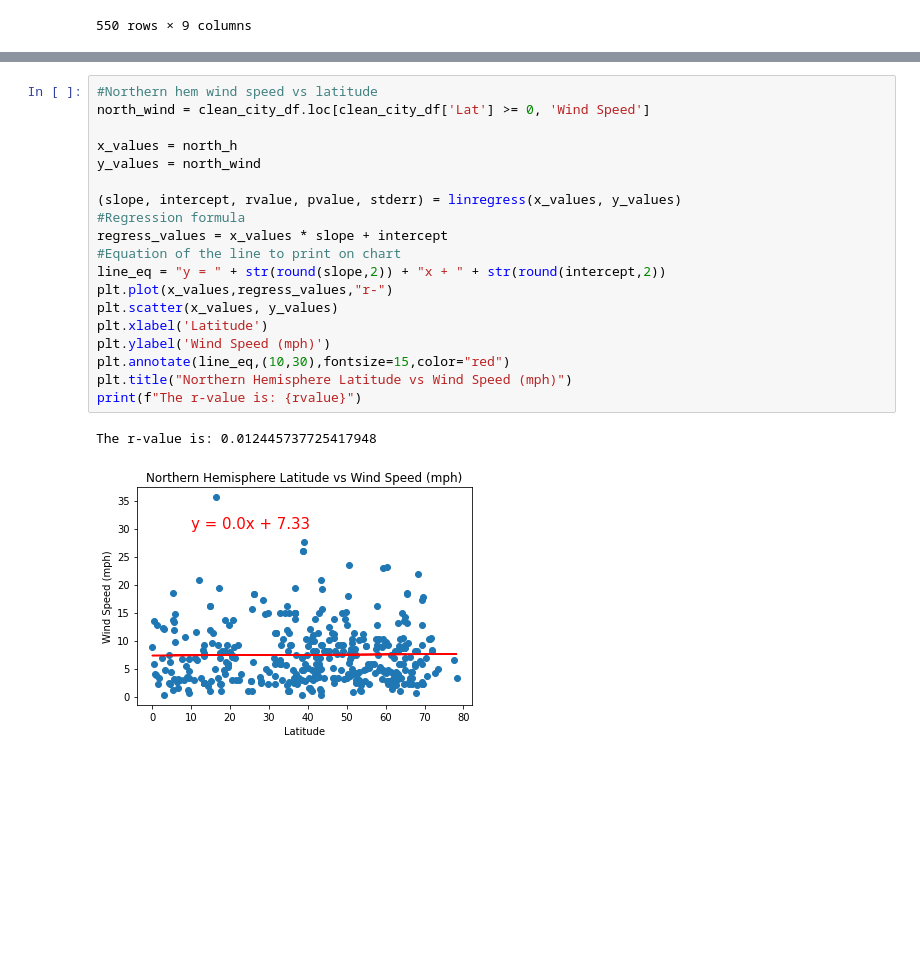
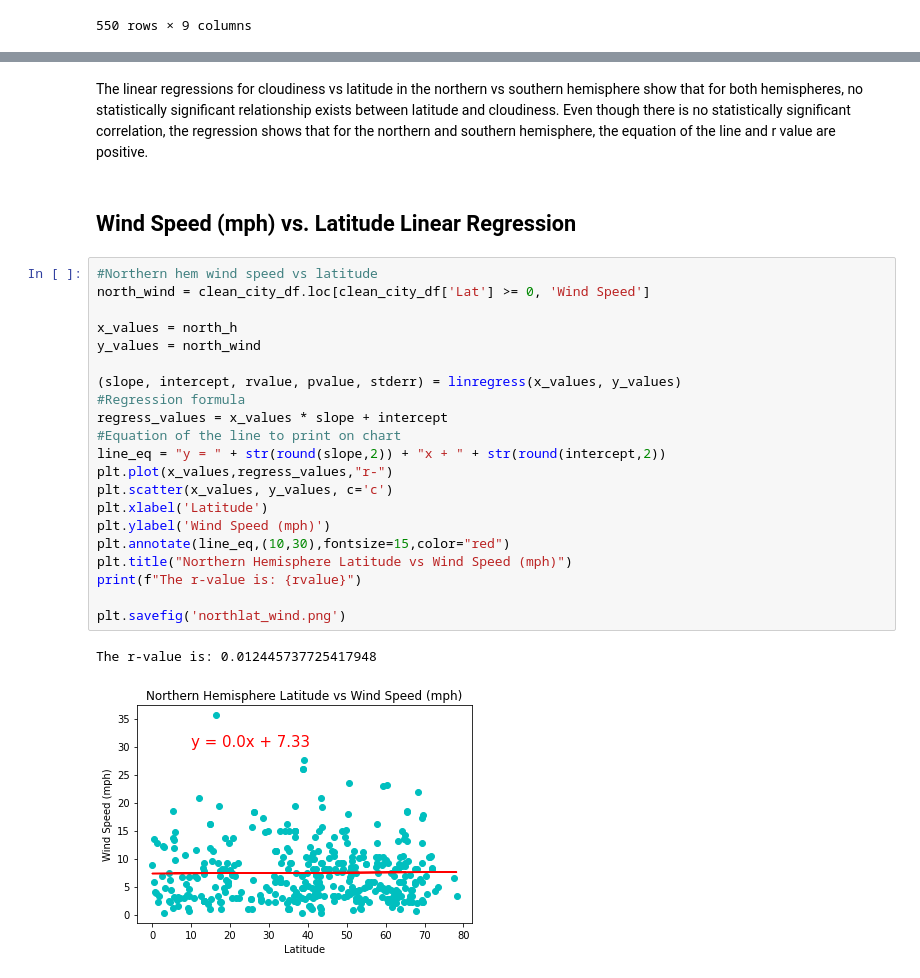
Before and after one commit to jeosqueri/City-Weather-Analysis, a Jupyter notebook: WeatherPy/WeatherPy2.ipynb, the cells around one changed output, grey strips where cells are left out. Saved outputs shown, nothing was run; the diff lists cells and outputs as text; blank space fills up the shorter version.

```diff
--- a/WeatherPy/WeatherPy2.ipynb
+++ b/WeatherPy/WeatherPy2.ipynb
@@ -231,25 +270,31 @@ The r-value is: 0.19609506138871483
+# %% [markdown]
+The linear regressions for cloudiness vs latitude in the northern vs southern hemisphere show that for both hemispheres, no statistically significant relationship exists between latitude and cloudiness. Even though there is no statistically significant correlation, the regression shows that for the northern and southern hemisphere, the equation of the line and r value are positive.
+# %% [markdown]
+## Wind Speed (mph) vs. Latitude Linear Regression
 # %%
 #Northern hem wind speed vs latitude
 north_wind = clean_city_df.loc[clean_city_df['Lat'] >= 0, 'Wind Speed']
 
 x_values = north_h
 y_values = north_wind
 
 (slope, intercept, rvalue, pvalue, stderr) = linregress(x_values, y_values)
 #Regression formula
 regress_values = x_values * slope + intercept
 #Equation of the line to print on chart
 line_eq = "y = " + str(round(slope,2)) + "x + " + str(round(intercept,2))
 plt.plot(x_values,regress_values,"r-")
-plt.scatter(x_values, y_values)
+plt.scatter(x_values, y_values, c='c')
 plt.xlabel('Latitude')
 plt.ylabel('Wind Speed (mph)')
 plt.annotate(line_eq,(10,30),fontsize=15,color="red")
 plt.title("Northern Hemisphere Latitude vs Wind Speed (mph)")
 print(f"The r-value is: {rvalue}")
+
+plt.savefig('northlat_wind.png')
 # %% [output]
 The r-value is: 0.012445737725417948
-[figure, old version]
+[figure, new version]
 # %%
 #Southern hem wind speed vs latitude
 south_wind = clean_city_df.loc[clean_city_df['Lat'] <= 0, 'Wind Speed']
```
Also changed, not shown: parts of 22 cells of this notebook, 14 other files.
